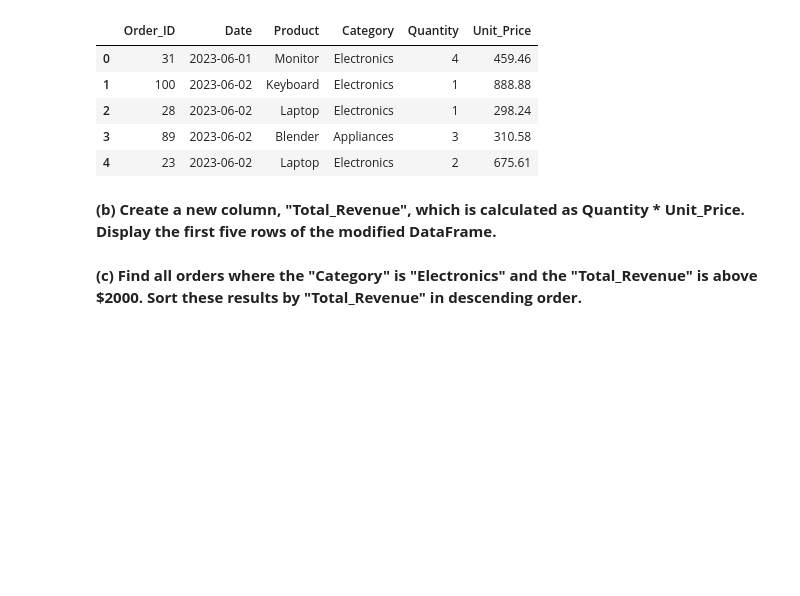
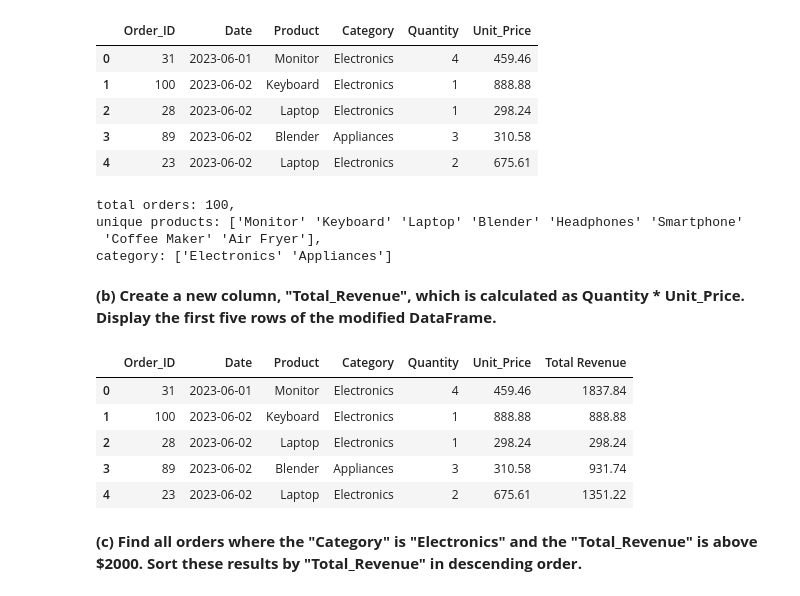
Before and after one commit to wongwenbing/Y2S2, a Jupyter notebook: Using Pandas (PDS)/Lab_05_Q12_to_Q15_StudentCopy.ipynb, the cells around one changed output. Cells and saved outputs as stored; diff of their text form; code cells hidden in the pictures; blank space fills up the shorter version.

```diff
--- a/Using Pandas (PDS)/Lab_05_Q12_to_Q15_StudentCopy.ipynb
+++ b/Using Pandas (PDS)/Lab_05_Q12_to_Q15_StudentCopy.ipynb
@@ -238,16 +238,36 @@ ecommerce.head()
 # Question 14(a) - Type your answers here
 
 # Display total number of orders, unique products, and categories
-total_orders=count(ecommerce)
+total_orders=ecommerce['Order_ID'].count()
+unique_products=ecommerce['Product'].unique()
+category=ecommerce['Category'].unique()
+print(f'''
+total orders: {total_orders},
+unique products: {unique_products},
+category: {category}
+''')
+# %% [output]
+total orders: 100,
+unique products: ['Monitor' 'Keyboard' 'Laptop' 'Blender' 'Headphones' 'Smartphone'
+ 'Coffee Maker' 'Air Fryer'],
+category: ['Electronics' 'Appliances']
 # %% [markdown]
 **(b) Create a new column, "Total_Revenue", which is calculated as Quantity * Unit_Price. Display the first five rows of the modified DataFrame.**
 # %%
 # Question 14(b) - Type your answers here
 
 # Create 'Total_Revenue' column
-
+ecommerce["Total Revenue"]=ecommerce["Quantity"]*ecommerce["Unit_Price"]
 
 # Display the first five rows with the new column
+ecommerce.head()
+# %% [output]
+|  | Order_ID | Date | Product | Category | Quantity | Unit_Price | Total Revenue |
+| 0 | 31 | 2023-06-01 | Monitor | Electronics | 4 | 459.46 | 1837.84 |
+| 1 | 100 | 2023-06-02 | Keyboard | Electronics | 1 | 888.88 | 888.88 |
+| 2 | 28 | 2023-06-02 | Laptop | Electronics | 1 | 298.24 | 298.24 |
+| 3 | 89 | 2023-06-02 | Blender | Appliances | 3 | 310.58 | 931.74 |
+| 4 | 23 | 2023-06-02 | Laptop | Electronics | 2 | 675.61 | 1351.22 |
 # %% [markdown]
 **(c) Find all orders where the "Category" is "Electronics" and the "Total_Revenue" is above $2000. Sort these results by "Total_Revenue" in descending order.**
 # %%
```
